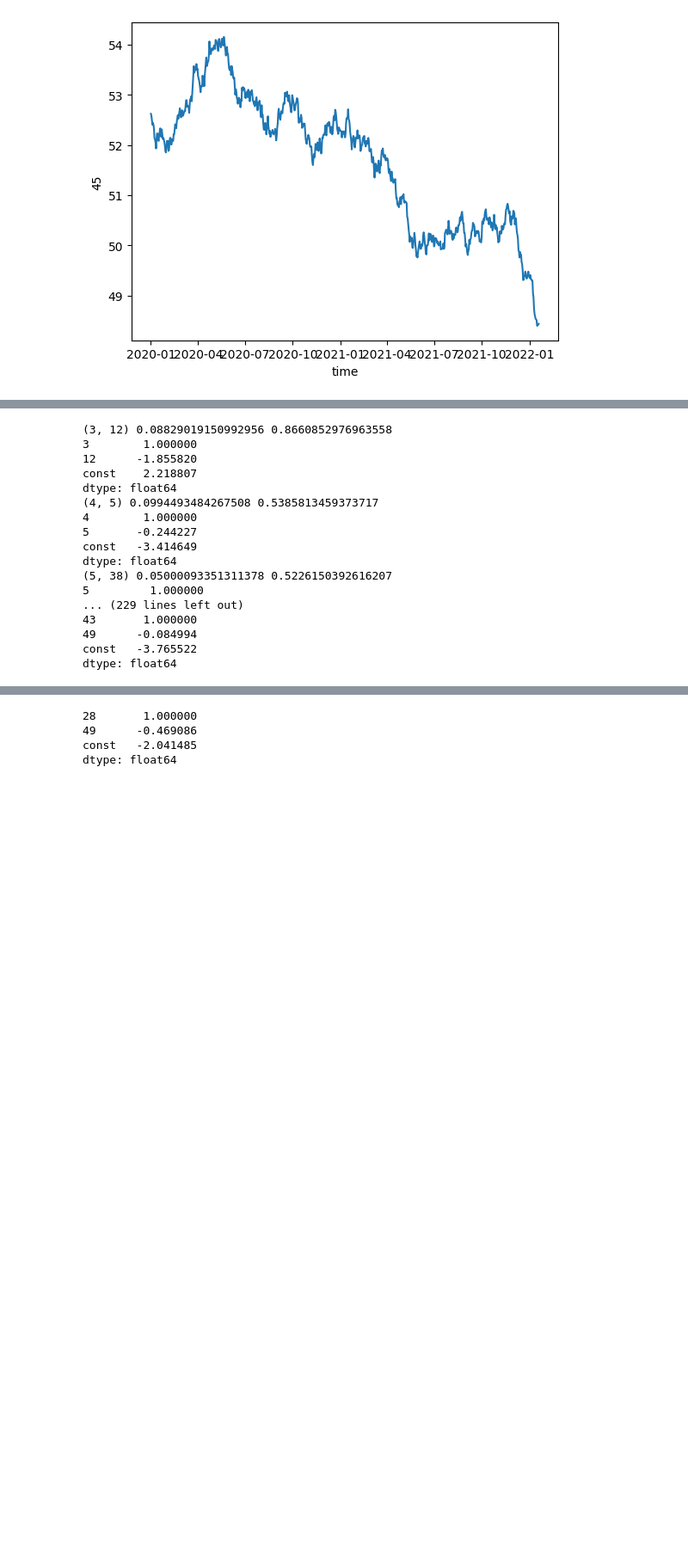
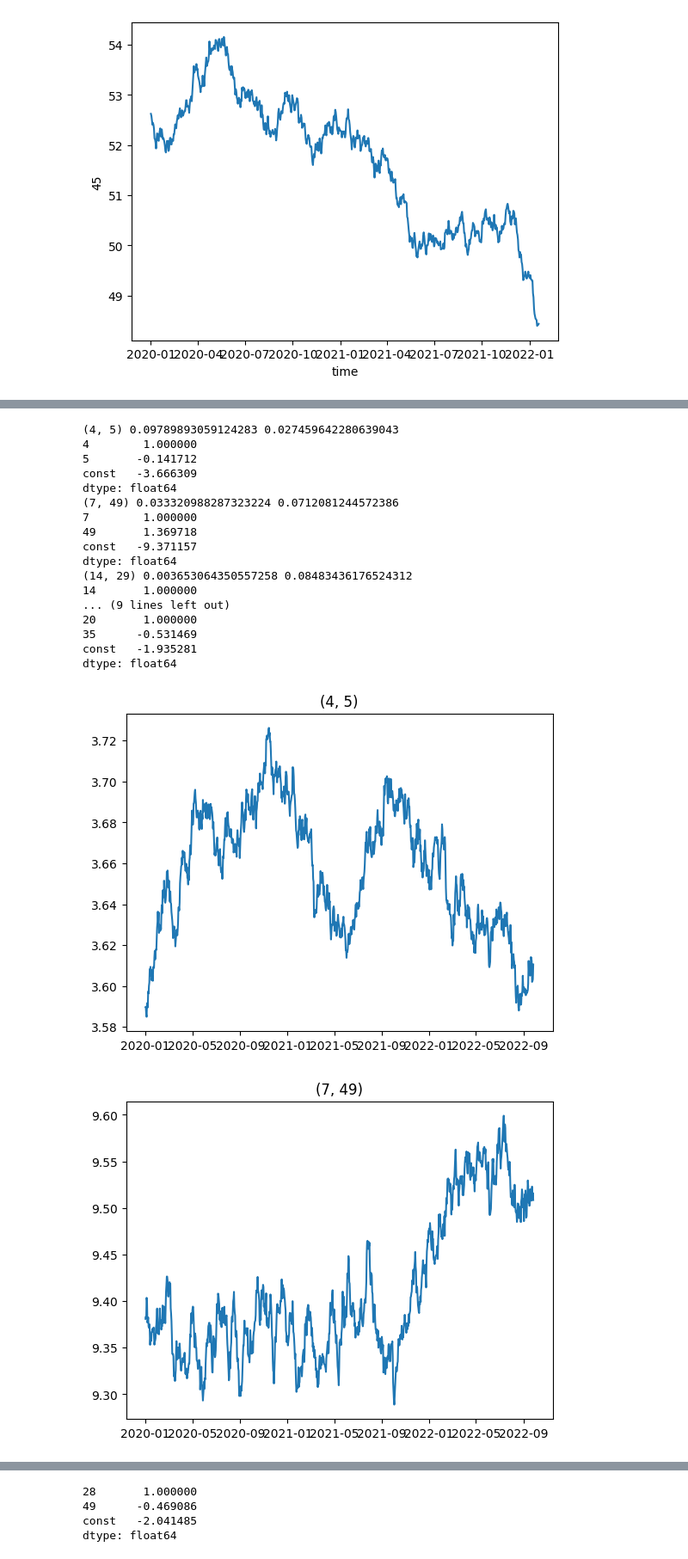
Before and after one commit to Troppydash/algothon, a Jupyter notebook: da/khang_pairs.ipynb, the cells around one changed output, grey strips where cells are left out. Shown at 86% size. Saved outputs shown, nothing was run; the diff lists cells and outputs as text; code cells hidden in the pictures; blank space fills up the shorter version.

Commit message:
Update price and add brutePairs

```diff
--- a/da/khang_pairs.ipynb
+++ b/da/khang_pairs.ipynb
@@ -37,8 +37,8 @@ sns.lineplot(df["45"])
 <Axes: xlabel='time', ylabel='45'>
 [figure]
 # %%
-preTrain = df[:500][:]
-preTest = df[500:750][:]
+preTrain = df[:750][:]
+preTest = df[750:1000][:]
 # %%
 df = np.log(df)
 train = np.log(preTrain)
@@ -117,26 +117,44 @@ for i in range(50):
         result = engle_granger(train[str(pair[0])], train[str(pair[1])], trend='c', method='bic')
         testTest = engle_granger(test[str(pair[0])], test[str(pair[1])], trend='c', method='bic')
         fullTest = engle_granger(df[str(pair[0])], df[str(pair[1])], trend='c', method='bic')
-        if result.pvalue < threshold and (testTest.pvalue < threshold or fullTest.pvalue < threshold):
+        if result.pvalue < threshold and (testTest.pvalue < threshold and fullTest.pvalue < threshold):
             coint_vecs[pair] = result.cointegrating_vector[:2]
             print(pair, result.pvalue, testTest.pvalue)
             print(result.cointegrating_vector)
             pairs.append(pair)
 # %% [output]
-(3, 12) 0.08829019150992956 0.8660852976963558
-3        1.000000
-12      -1.855820
-const    2.218807
+(4, 5) 0.09789893059124283 0.027459642280639043
+4        1.000000
+5       -0.141712
+const   -3.666309
 dtype: float64
-(4, 5) 0.0994493484267508 0.5385813459373717
-4        1.000000
-5       -0.244227
-const   -3.414649
+(7, 49) 0.033320988287323224 0.0712081244572386
+7        1.000000
+49       1.369718
+const   -9.371157
 dtype: float64
-(5, 38) 0.05000093351311378 0.5226150392616207
-5         1.000000
-... (229 lines left out)
-43       1.000000
-49      -0.084994
-const   -3.765522
+(14, 29) 0.003653064350557258 0.08483436176524312
+14       1.000000
+... (9 lines left out)
+20       1.000000
+35      -0.531469
+const   -1.935281
 dtype: float64
+# %%
+# [('33', '35', -7.91, 1.49, 1.0, -0.66, 0.5),
+# ('20', '24', -24.39, 1.29, 1.0, -1.57, 0.7),
+# ('7', '26', 77.11, 1.07, 1.0, 0.35, 1.1),
+# ('10', '18', -8.52, 0.78, 1.0, -4.01, 1.3),
+# ('21', '42', 4.83, 0.24, 1.0, -1.49, 1.0),
+# ('4', '5', 29.7, 0.61, 1.0, -2.8, 1.0),
+# ('14', '39', -76.8, 0.28, 1.0, -1.9, 1.9)]
+
+for pair in pairs:
+    t1, t2 = pair
+    betas = coint_vecs[pair].values
+    plt.figure()
+    plt.title(pair)
+    plt.plot(df[str(t1)] * betas[0] + df[str(t2)] * betas[1])
+# %% [output]
+[figure, added]
+[figure, added]
```
Also changed, not shown: parts of 6 cells of this notebook, 4 other files.
